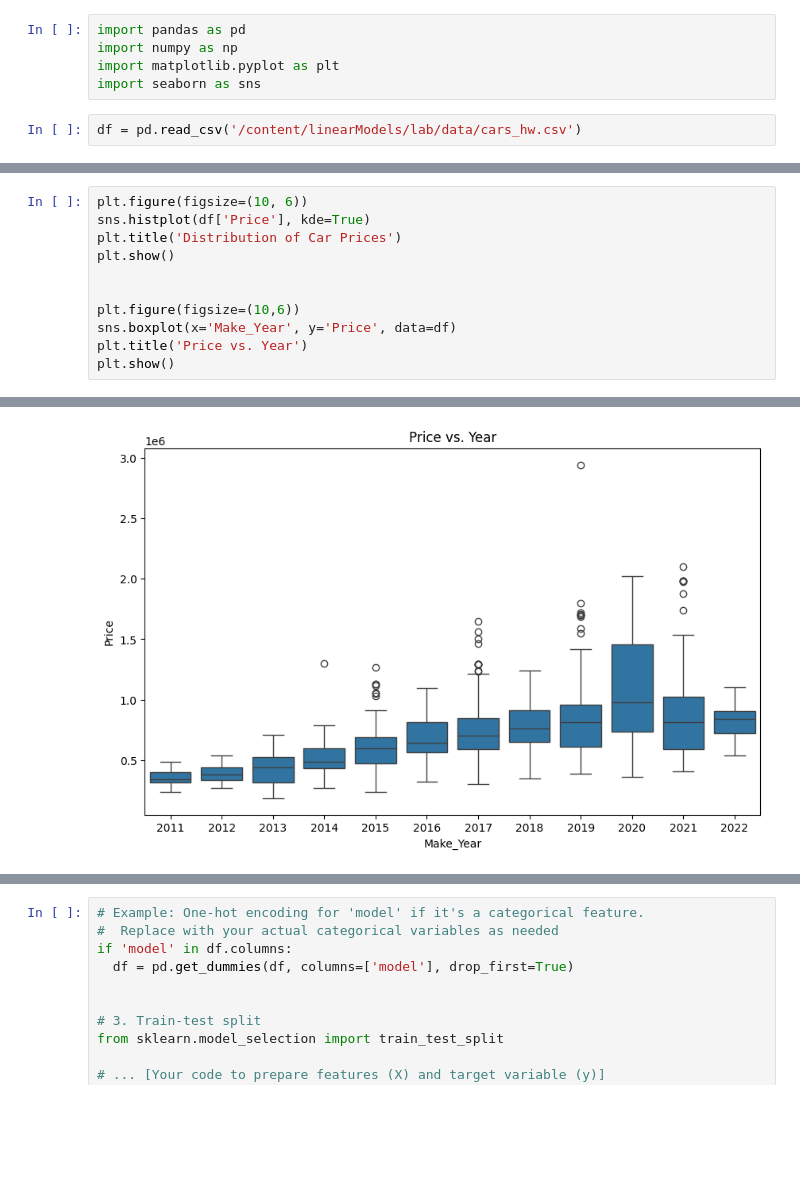
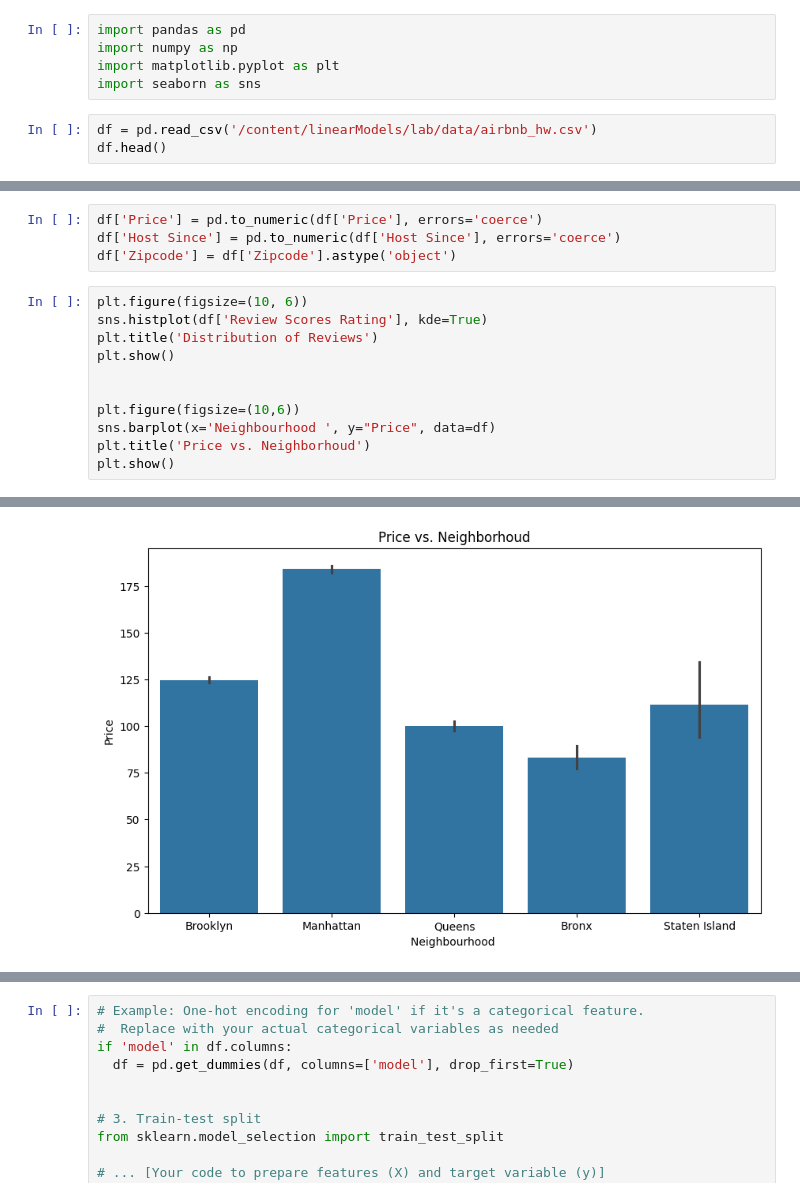
Before and after one commit to fwx5ax/linearModels, a Jupyter notebook: lab/lab_notebook_applied.ipynb, the cells around one changed output, grey strips where cells are left out. Drawn from its saved outputs; the diff is of its cells as text; blank space fills up the shorter version.

```diff
--- a/lab/lab_notebook_applied.ipynb
+++ b/lab/lab_notebook_applied.ipynb
@@ -29,4 +23,5 @@ import numpy as np
 import matplotlib.pyplot as plt
 import seaborn as sns
 # %%
-df = pd.read_csv('/content/linearModels/lab/data/cars_hw.csv')
+df = pd.read_csv('/content/linearModels/lab/data/airbnb_hw.csv')
+df.head()
@@ -45,12 +56,16 @@ max    976.000000  2022.000000  99495.000000          8.000000  2.941000e+06
+# %%
+df['Price'] = pd.to_numeric(df['Price'], errors='coerce')
+df['Host Since'] = pd.to_numeric(df['Host Since'], errors='coerce')
+df['Zipcode'] = df['Zipcode'].astype('object')
 # %%
 plt.figure(figsize=(10, 6))
-sns.histplot(df['Price'], kde=True)
-plt.title('Distribution of Car Prices')
+sns.histplot(df['Review Scores Rating'], kde=True)
+plt.title('Distribution of Reviews')
 plt.show()
 
 
 plt.figure(figsize=(10,6))
-sns.boxplot(x='Make_Year', y='Price', data=df)
-plt.title('Price vs. Year')
+sns.barplot(x='Neighbourhood ', y="Price", data=df)
+plt.title('Price vs. Neighborhoud')
 plt.show()
 # %% [output]
@@ -58 +73 @@ plt.show()
-[figure, old version]
+[figure, new version]
```
Also changed, not shown: parts of 14 cells of this notebook.
